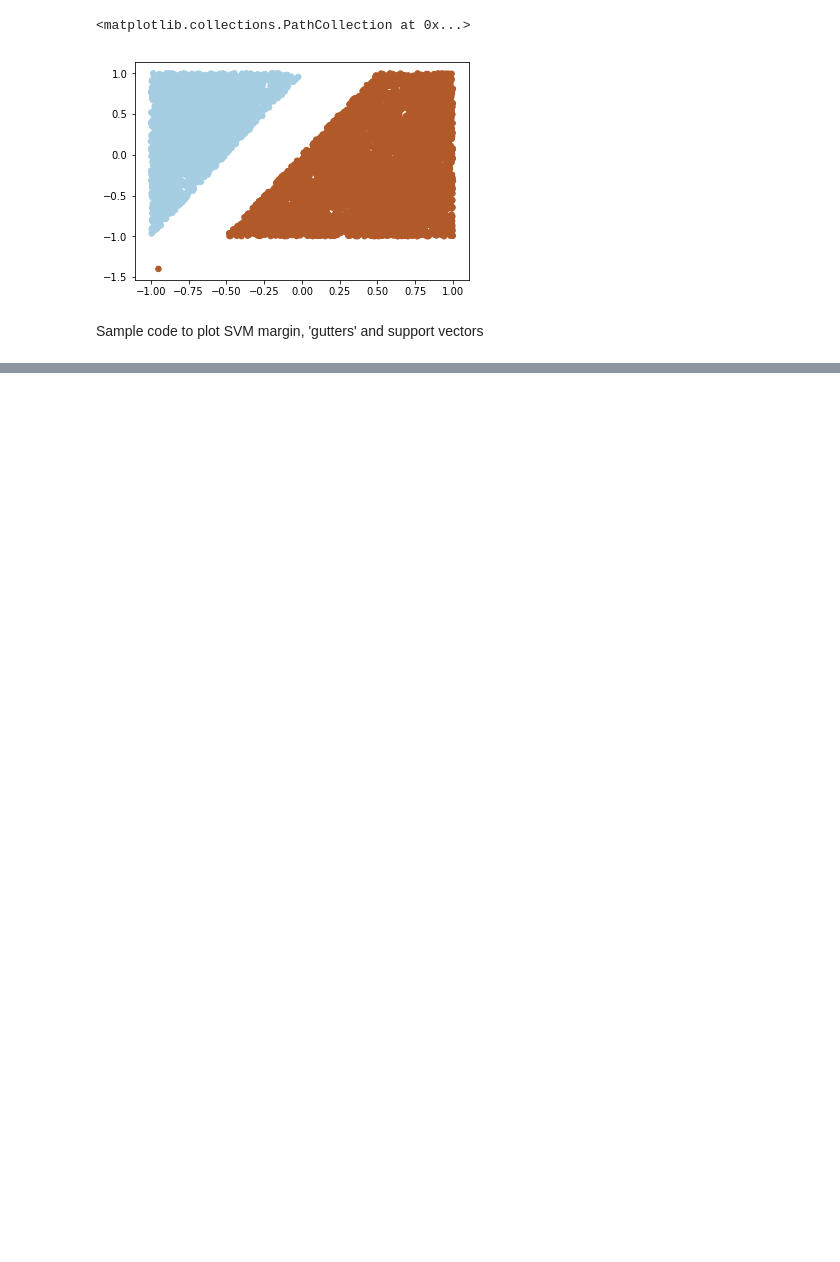
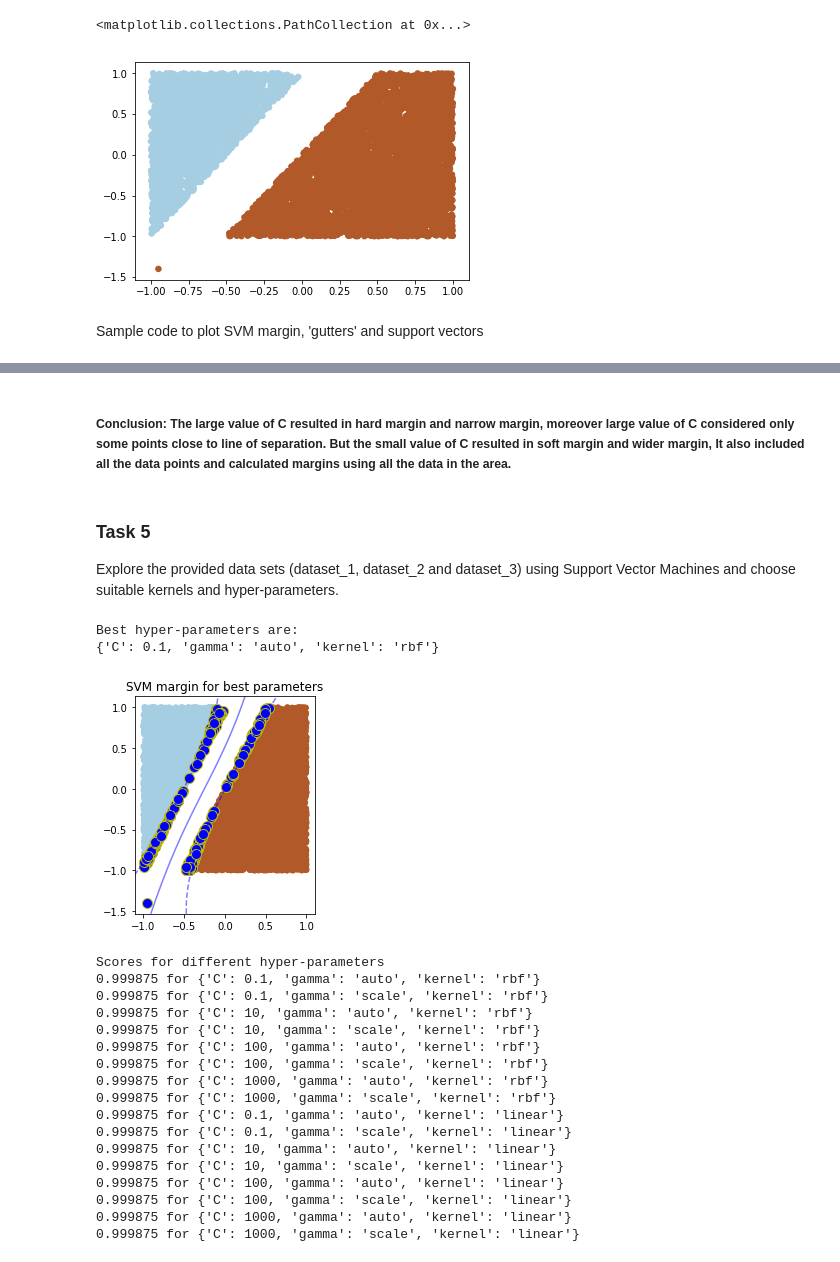
Before and after one commit to vipulpopat/MSCAI_Sem1_Etivity5, a Jupyter notebook: Etivity5_CE6002.ipynb, the cells around one changed output, grey strips where cells are left out. Cells and saved outputs as stored; diff of their text form; code cells hidden in the pictures; blank space fills up the shorter version.

```diff
--- a/Etivity5_CE6002.ipynb
+++ b/Etivity5_CE6002.ipynb
@@ -86,0 +127,47 @@ ax.scatter(clf.best_estimator_.support_vectors_[:, 0], clf.best_estimator_.suppo
+# %% [markdown]
+##### Conclusion: The large value of C resulted in hard margin and narrow margin, moreover large value of C considered only some points close to line of separation. But the small value of C resulted in soft margin and wider margin, It also included all the data points and calculated margins using all the data in the area.
+# %% [markdown]
+### Task 5
+Explore the provided data sets (dataset_1, dataset_2 and dataset_3) using Support Vector Machines and choose suitable kernels and hyper-parameters.
+# %%
+def explore_hyper_parameters(XX_train,yy_train):
+    # using gridsearchCV to choose best parameters
+    svc_parameters = [{'kernel': ['rbf'], 'gamma': ['auto', 'scale'],'C': [0.1, 10, 100, 1000]},
+                      #{'kernel': ['poly'], 'degree': [2, 3], 'gamma': ['auto', 'scale'],'C': [0.1, 10, 100, 1000]},
+                      {'kernel': ['linear'], 'gamma': ['auto', 'scale'], 'C': [0.1, 10, 100, 1000]}]
+
+    clf = GridSearchCV(SVC(), svc_parameters, cv=5)#,scoring='precision')
+    clf.fit(XX_train, yy_train)
+    print("Best hyper-parameters are: ")
+    print(clf.best_params_)
+    plot_margin_task5(clf,XX_train, yy_train)
+
+    # Scores for different hyper-parameters
+    print ("Scores for different hyper-parameters")
+    gridcv_test_score = clf.cv_results_['mean_test_score']
+    for score, best_params in zip(gridcv_test_score, clf.cv_results_['params']):
+        print("%f for %r"% (score, best_params))
+# %%
+# explore dataset_1
+explore_hyper_parameters(X_train,y_train)
+# %% [output]
+Best hyper-parameters are:
+{'C': 0.1, 'gamma': 'auto', 'kernel': 'rbf'}
+[figure, added]
+Scores for different hyper-parameters
+0.999875 for {'C': 0.1, 'gamma': 'auto', 'kernel': 'rbf'}
+0.999875 for {'C': 0.1, 'gamma': 'scale', 'kernel': 'rbf'}
+0.999875 for {'C': 10, 'gamma': 'auto', 'kernel': 'rbf'}
+0.999875 for {'C': 10, 'gamma': 'scale', 'kernel': 'rbf'}
+0.999875 for {'C': 100, 'gamma': 'auto', 'kernel': 'rbf'}
+0.999875 for {'C': 100, 'gamma': 'scale', 'kernel': 'rbf'}
+0.999875 for {'C': 1000, 'gamma': 'auto', 'kernel': 'rbf'}
+0.999875 for {'C': 1000, 'gamma': 'scale', 'kernel': 'rbf'}
+0.999875 for {'C': 0.1, 'gamma': 'auto', 'kernel': 'linear'}
+0.999875 for {'C': 0.1, 'gamma': 'scale', 'kernel': 'linear'}
+0.999875 for {'C': 10, 'gamma': 'auto', 'kernel': 'linear'}
+0.999875 for {'C': 10, 'gamma': 'scale', 'kernel': 'linear'}
+0.999875 for {'C': 100, 'gamma': 'auto', 'kernel': 'linear'}
+0.999875 for {'C': 100, 'gamma': 'scale', 'kernel': 'linear'}
+0.999875 for {'C': 1000, 'gamma': 'auto', 'kernel': 'linear'}
+0.999875 for {'C': 1000, 'gamma': 'scale', 'kernel': 'linear'}
```
Also changed, not shown: parts of 8 cells of this notebook.
